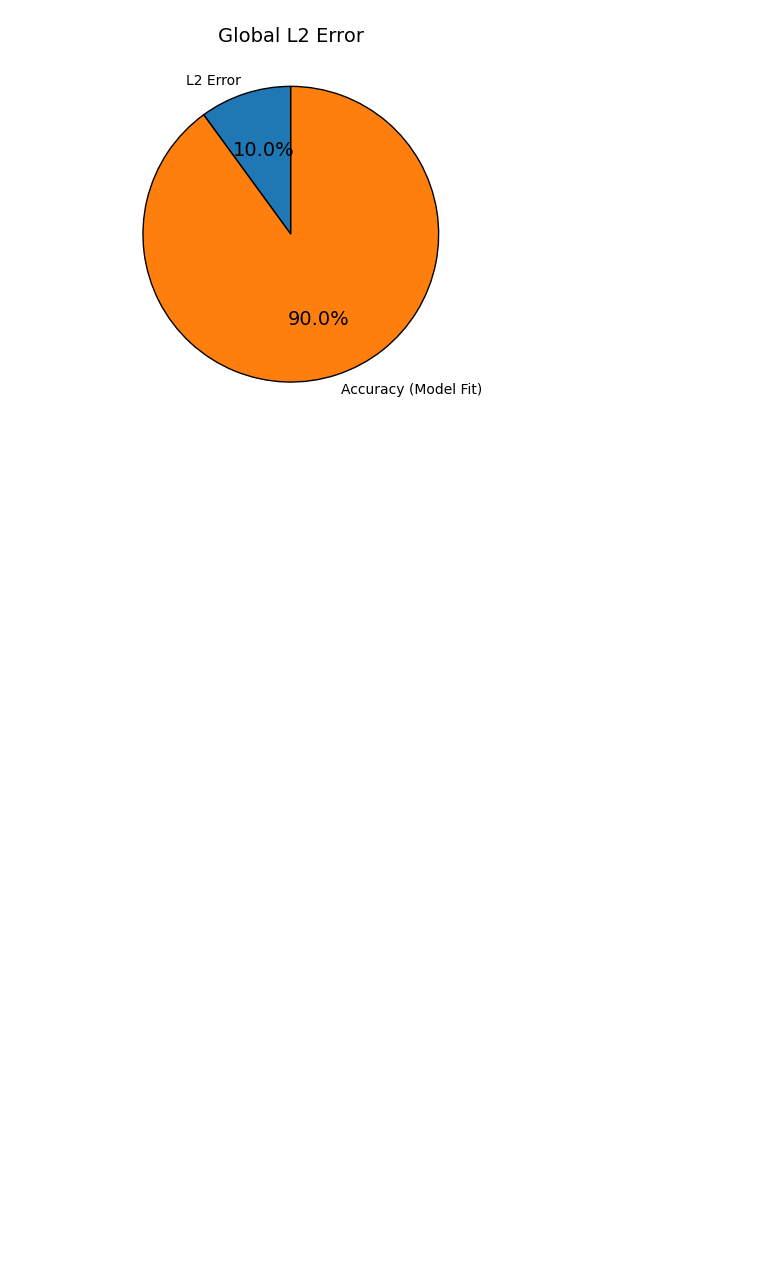
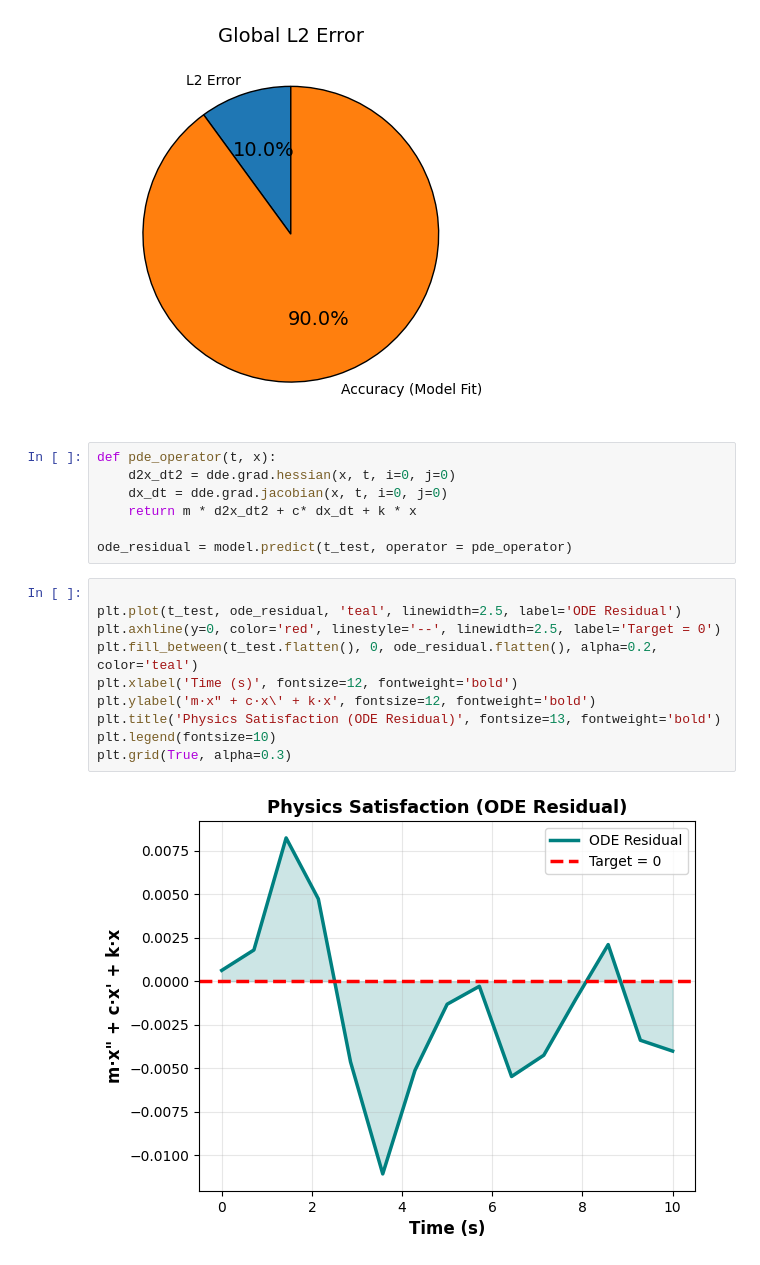
Before and after one commit to ziaurmb/pinn, a Jupyter notebook: 04_Damped_harmonic_oscillator.ipynb, the cells around one changed output. Drawn from its saved outputs; the diff is of its cells as text; blank space fills up the shorter version.

Commit message:
plotting some more plots and saving

```diff
--- a/04_Damped_harmonic_oscillator.ipynb
+++ b/04_Damped_harmonic_oscillator.ipynb
@@ -307,3 +307,22 @@ plt.title("Global L2 Error")
 plt.show()
 # %% [output]
 [figure]
+# %%
+def pde_operator(t, x):
+    d2x_dt2 = dde.grad.hessian(x, t, i=0, j=0)
+    dx_dt = dde.grad.jacobian(x, t, i=0, j=0)
+    return m * d2x_dt2 + c* dx_dt + k * x
+
+ode_residual = model.predict(t_test, operator = pde_operator)
+# %%
+
+plt.plot(t_test, ode_residual, 'teal', linewidth=2.5, label='ODE Residual')
+plt.axhline(y=0, color='red', linestyle='--', linewidth=2.5, label='Target = 0')
+plt.fill_between(t_test.flatten(), 0, ode_residual.flatten(), alpha=0.2, color='teal')
+plt.xlabel('Time (s)', fontsize=12, fontweight='bold')
+plt.ylabel('m·x" + c·x\' + k·x', fontsize=12, fontweight='bold')
+plt.title('Physics Satisfaction (ODE Residual)', fontsize=13, fontweight='bold')
+plt.legend(fontsize=10)
+plt.grid(True, alpha=0.3)
+# %% [output]
+[figure, added]
```
Also changed, not shown: parts of 6 cells of this notebook.
